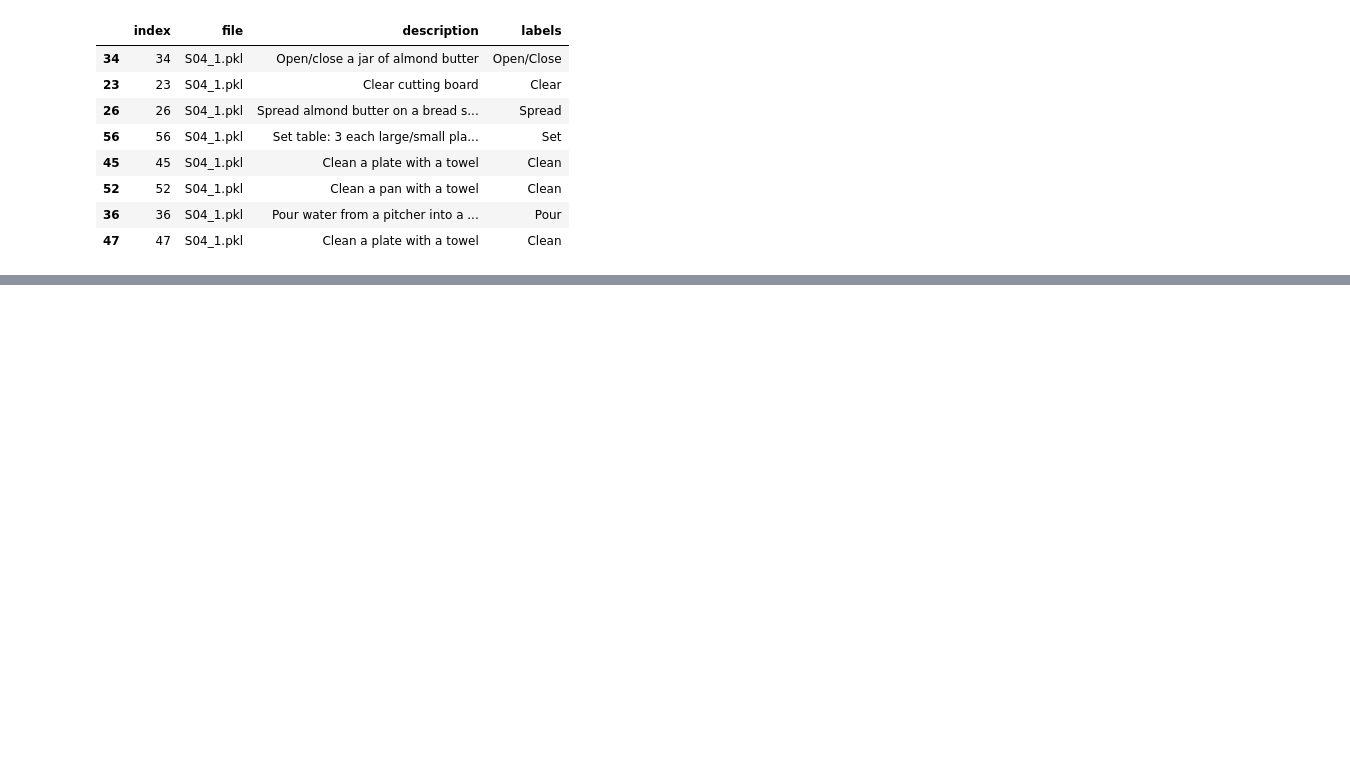
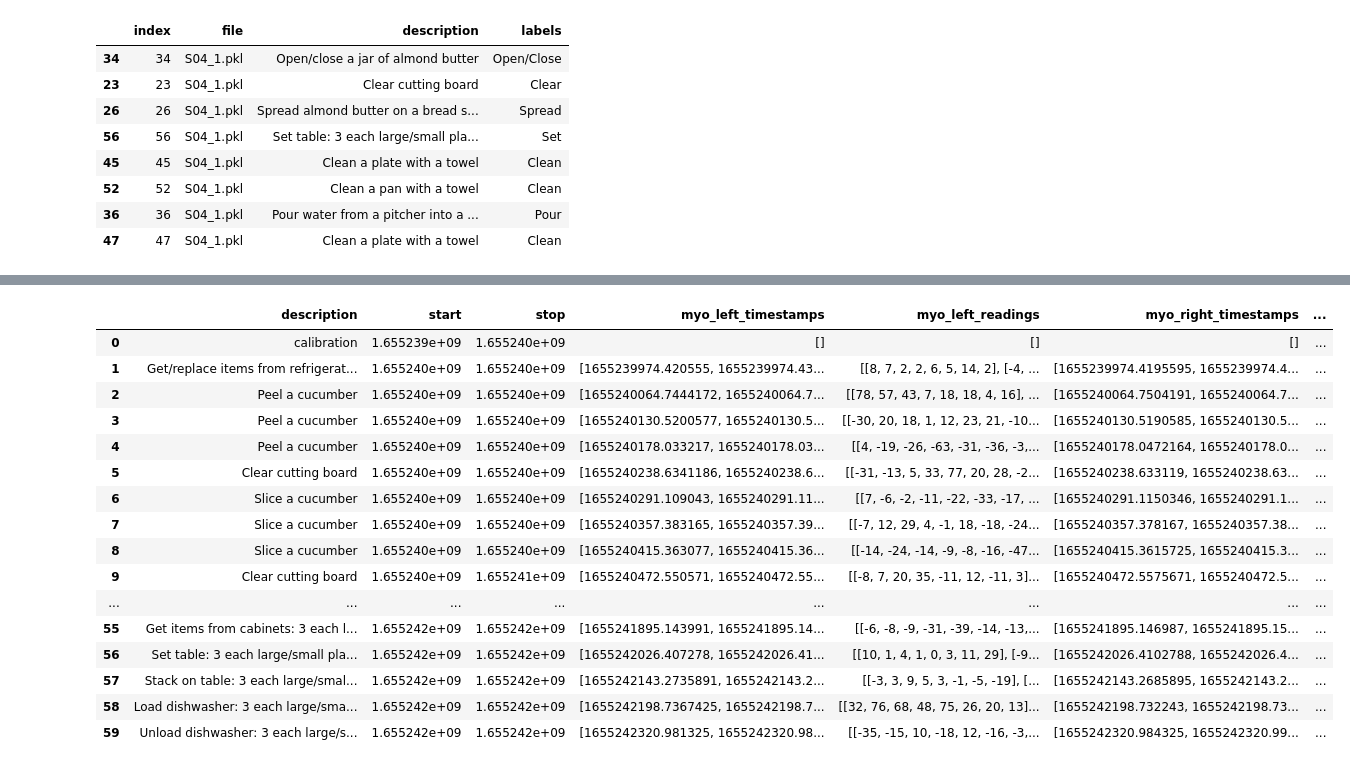
Before and after one commit to AmorosoLaura/aml23-ego, a Jupyter notebook: action_net_rgb_extraction.ipynb, the cells around one changed output, grey strips where cells are left out. Saved outputs shown, nothing was run; the diff lists cells and outputs as text; code cells hidden in the pictures; blank space fills up the shorter version.

```diff
--- a/action_net_rgb_extraction.ipynb
+++ b/action_net_rgb_extraction.ipynb
@@ -262,0 +223,24 @@ df
+# %%
+import pandas as pd
+
+df = pd.read_pickle('S04_1.pkl')
+
+df
+# %% [output]
+|  | description | start | stop | myo_left_timestamps | myo_left_readings | myo_right_timestamps | ... |
+| 0 | calibration | 1.655239e+09 | 1.655240e+09 | [] | [] | [] | ... |
+| 1 | Get/replace items from refrigerat... | 1.655240e+09 | 1.655240e+09 | [1655239974.420555, 1655239974.43... | [[8, 7, 2, 2, 6, 5, 14, 2], [-4, ... | [1655239974.4195595, 1655239974.4... | ... |
+| 2 | Peel a cucumber | 1.655240e+09 | 1.655240e+09 | [1655240064.7444172, 1655240064.7... | [[78, 57, 43, 7, 18, 18, 4, 16], ... | [1655240064.7504191, 1655240064.7... | ... |
+| 3 | Peel a cucumber | 1.655240e+09 | 1.655240e+09 | [1655240130.5200577, 1655240130.5... | [[-30, 20, 18, 1, 12, 23, 21, -10... | [1655240130.5190585, 1655240130.5... | ... |
+| 4 | Peel a cucumber | 1.655240e+09 | 1.655240e+09 | [1655240178.033217, 1655240178.03... | [[4, -19, -26, -63, -31, -36, -3,... | [1655240178.0472164, 1655240178.0... | ... |
+| 5 | Clear cutting board | 1.655240e+09 | 1.655240e+09 | [1655240238.6341186, 1655240238.6... | [[-31, -13, 5, 33, 77, 20, 28, -2... | [1655240238.633119, 1655240238.63... | ... |
+| 6 | Slice a cucumber | 1.655240e+09 | 1.655240e+09 | [1655240291.109043, 1655240291.11... | [[7, -6, -2, -11, -22, -33, -17, ... | [1655240291.1150346, 1655240291.1... | ... |
+| 7 | Slice a cucumber | 1.655240e+09 | 1.655240e+09 | [1655240357.383165, 1655240357.39... | [[-7, 12, 29, 4, -1, 18, -18, -24... | [1655240357.378167, 1655240357.38... | ... |
+| 8 | Slice a cucumber | 1.655240e+09 | 1.655240e+09 | [1655240415.363077, 1655240415.36... | [[-14, -24, -14, -9, -8, -16, -47... | [1655240415.3615725, 1655240415.3... | ... |
+| 9 | Clear cutting board | 1.655240e+09 | 1.655241e+09 | [1655240472.550571, 1655240472.55... | [[-8, 7, 20, 35, -11, 12, -11, 3]... | [1655240472.5575671, 1655240472.5... | ... |
+| ... | ... | ... | ... | ... | ... | ... | ... |
+| 55 | Get items from cabinets: 3 each l... | 1.655242e+09 | 1.655242e+09 | [1655241895.143991, 1655241895.14... | [[-6, -8, -9, -31, -39, -14, -13,... | [1655241895.146987, 1655241895.15... | ... |
+| 56 | Set table: 3 each large/small pla... | 1.655242e+09 | 1.655242e+09 | [1655242026.407278, 1655242026.41... | [[10, 1, 4, 1, 0, 3, 11, 29], [-9... | [1655242026.4102788, 1655242026.4... | ... |
+| 57 | Stack on table: 3 each large/smal... | 1.655242e+09 | 1.655242e+09 | [1655242143.2735891, 1655242143.2... | [[-3, 3, 9, 5, 3, -1, -5, -19], [... | [1655242143.2685895, 1655242143.2... | ... |
+| 58 | Load dishwasher: 3 each large/sma... | 1.655242e+09 | 1.655242e+09 | [1655242198.7367425, 1655242198.7... | [[32, 76, 68, 48, 75, 26, 20, 13]... | [1655242198.732243, 1655242198.73... | ... |
+| 59 | Unload dishwasher: 3 each large/s... | 1.655242e+09 | 1.655242e+09 | [1655242320.981325, 1655242320.98... | [[-35, -15, 10, -18, 12, -16, -3,... | [1655242320.984325, 1655242320.99... | ... |
```
Also changed, not shown: parts of 9 cells of this notebook, 8 other files.
